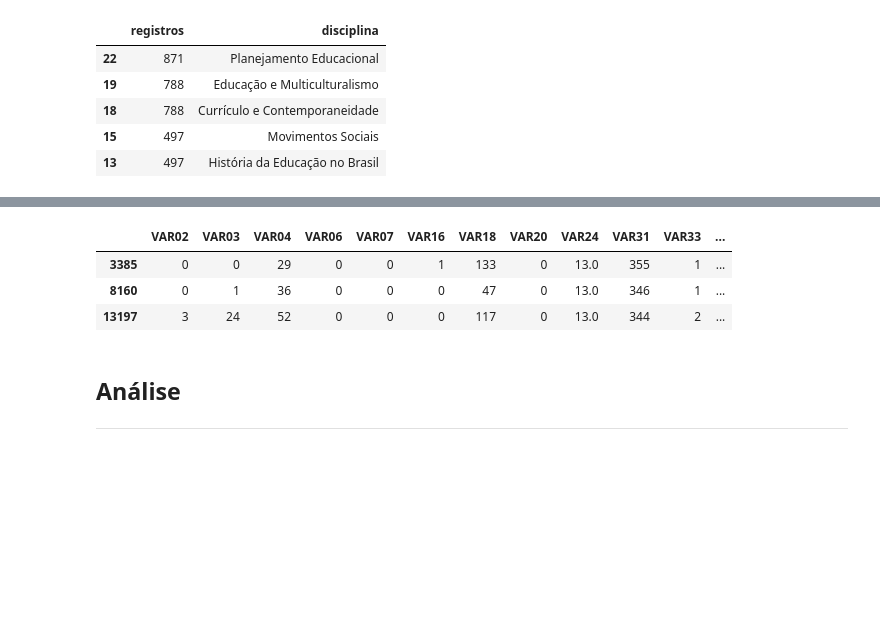
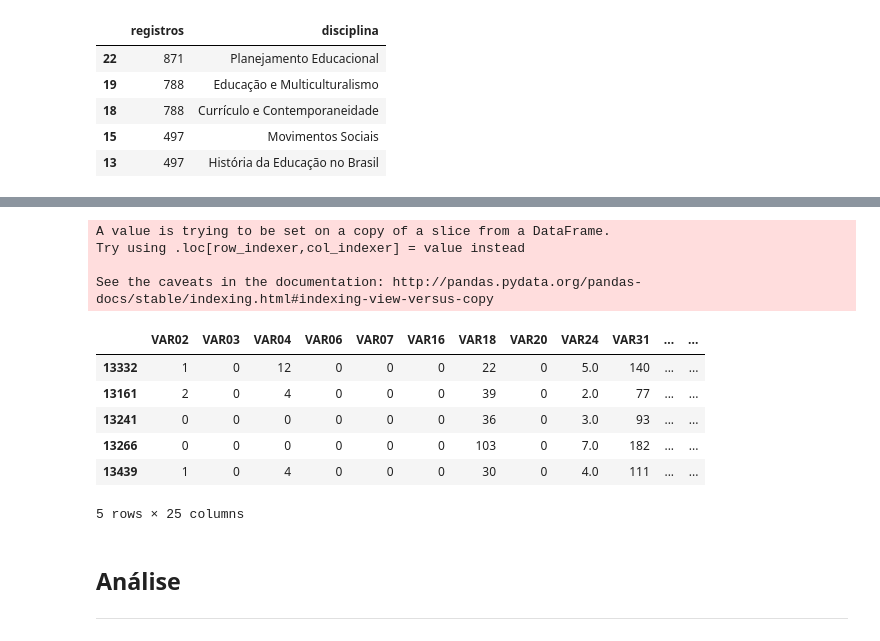
Before and after one commit to Drakmord2/EDM, a Jupyter notebook: Notebooks/Modelagem.ipynb, the cells around one changed output, grey strips where cells are left out. Drawn from its saved outputs; the diff is of its cells as text; code cells hidden in the pictures; blank space fills up the shorter version.

```diff
--- a/Notebooks/Modelagem.ipynb
+++ b/Notebooks/Modelagem.ipynb
@@ -137,8 +139,8 @@ def heatmap(df, title, ax):
 ----
 # %%
 # Carregar Dados
-
-base = '../Base/Subsets/basePedagogia.csv'
+curso = 'Pedagogia'
+base = '../Base/Subsets/base{}.csv'.format(curso)
 df_base = pd.read_csv(base, sep=';', decimal=',', index_col=False)
 df_base = drop_invalid_columns(df_base)
 # %%
@@ -170,7 +172,7 @@ df_disciplinas.head()
 # Seleção
 
 df_base = df_base.sort_values(
-        by=['VAR31', 'VAR24', 'DESEMPENHO'],
+        by=['DESEMPENHO'],
         ascending=False
         )
 
@@ -212,13 +196,25 @@ Registros: Total - 871 | Aprovados - 324 | Reprovados - 547
 # %%
+# Seleção das variáveis de interesse
 df_clean = df_base[['VAR02', 'VAR03', 'VAR04','VAR06', 'VAR07', 'VAR16','VAR18', 'VAR20',
-                   'VAR24', 'VAR31', 'VAR33', 'VAR34', 'MEDIA_PROVAS', 'MEDIA_FORUM',
+                   'VAR24', 'VAR31', 'VAR33', 'VAR34', 'PRIMEIRA_PROVA','SEGUNDA_PROVA', 'MEDIA_PROVAS',
+                   'FORUM01', 'FORUM02', 'FORUM03', 'FORUM04','MEDIA_FORUM', 'WEBQUEST01', 'WEBQUEST02',
                    'MEDIA_WEBQUEST', 'DESEMPENHO', 'DESEMPENHO_BINARIO']]
-df_clean.head(3)
+
+# Correção de inconsistencias no cálculo de desempenho
+df_clean['DESEMPENHO'] = df_clean['DESEMPENHO'].apply(lambda x: 10 if x>10 else x)
+df_clean.head()
 # %% [output]
+A value is trying to be set on a copy of a slice from a DataFrame.
+Try using .loc[row_indexer,col_indexer] = value instead
+
+See the caveats in the documentation: http://pandas.pydata.org/pandas-docs/stable/indexing.html#indexing-view-versus-copy
-|  | VAR02 | VAR03 | VAR04 | VAR06 | VAR07 | VAR16 | VAR18 | VAR20 | VAR24 | VAR31 | VAR33 | ... |
-| 3385 | 0 | 0 | 29 | 0 | 0 | 1 | 133 | 0 | 13.0 | 355 | 1 | ... |
-| 8160 | 0 | 1 | 36 | 0 | 0 | 0 | 47 | 0 | 13.0 | 346 | 1 | ... |
-| 13197 | 3 | 24 | 52 | 0 | 0 | 0 | 117 | 0 | 13.0 | 344 | 2 | ... |
+|  | VAR02 | VAR03 | VAR04 | VAR06 | VAR07 | VAR16 | VAR18 | VAR20 | VAR24 | VAR31 | ... | ... |
+| 13332 | 1 | 0 | 12 | 0 | 0 | 0 | 22 | 0 | 5.0 | 140 | ... | ... |
+| 13161 | 2 | 0 | 4 | 0 | 0 | 0 | 39 | 0 | 2.0 | 77 | ... | ... |
+| 13241 | 0 | 0 | 0 | 0 | 0 | 0 | 36 | 0 | 3.0 | 93 | ... | ... |
+| 13266 | 0 | 0 | 0 | 0 | 0 | 0 | 103 | 0 | 7.0 | 182 | ... | ... |
+| 13439 | 1 | 0 | 4 | 0 | 0 | 0 | 30 | 0 | 4.0 | 111 | ... | ... |
+5 rows × 25 columns
 # %% [markdown]
 ## Análise
 ----
```
Also changed, not shown: parts of 13 cells of this notebook, 4 other files.
